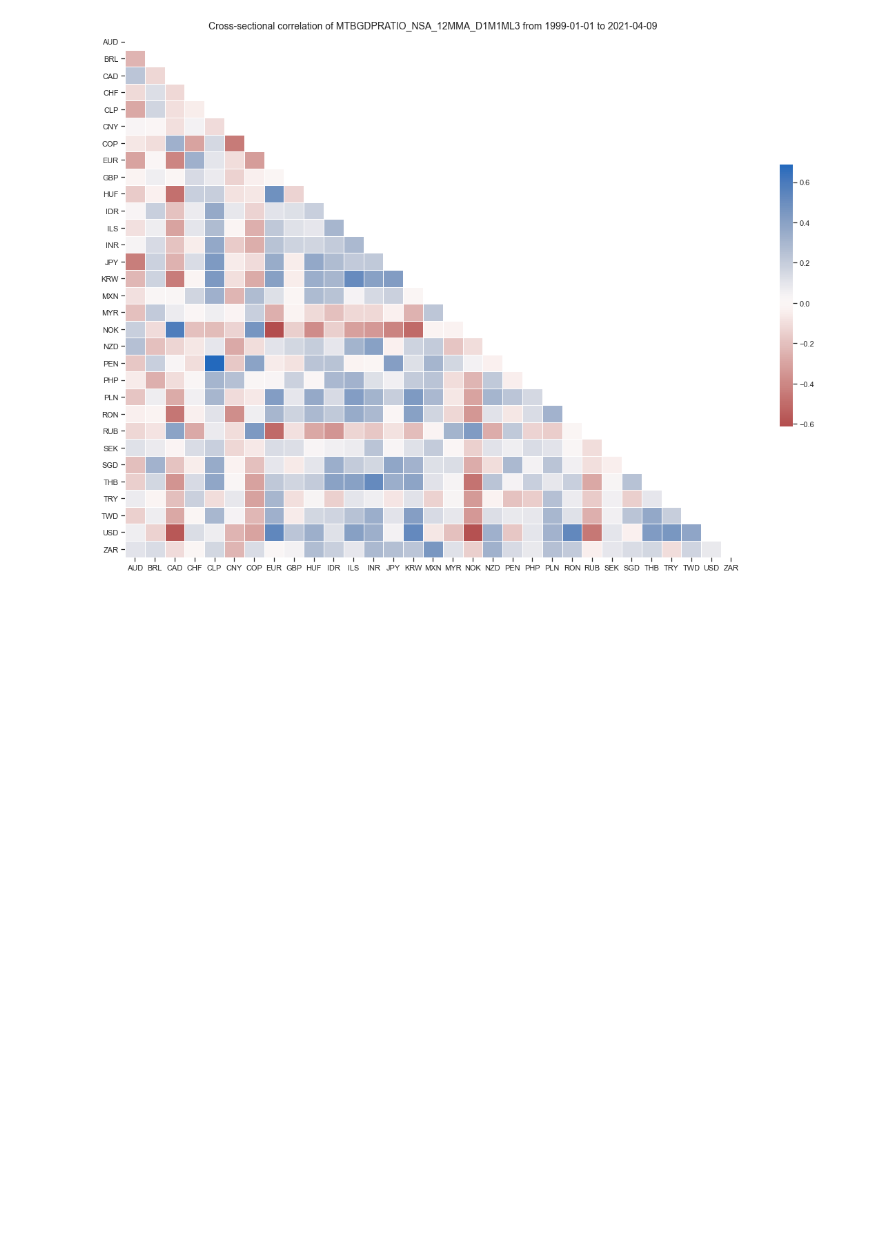
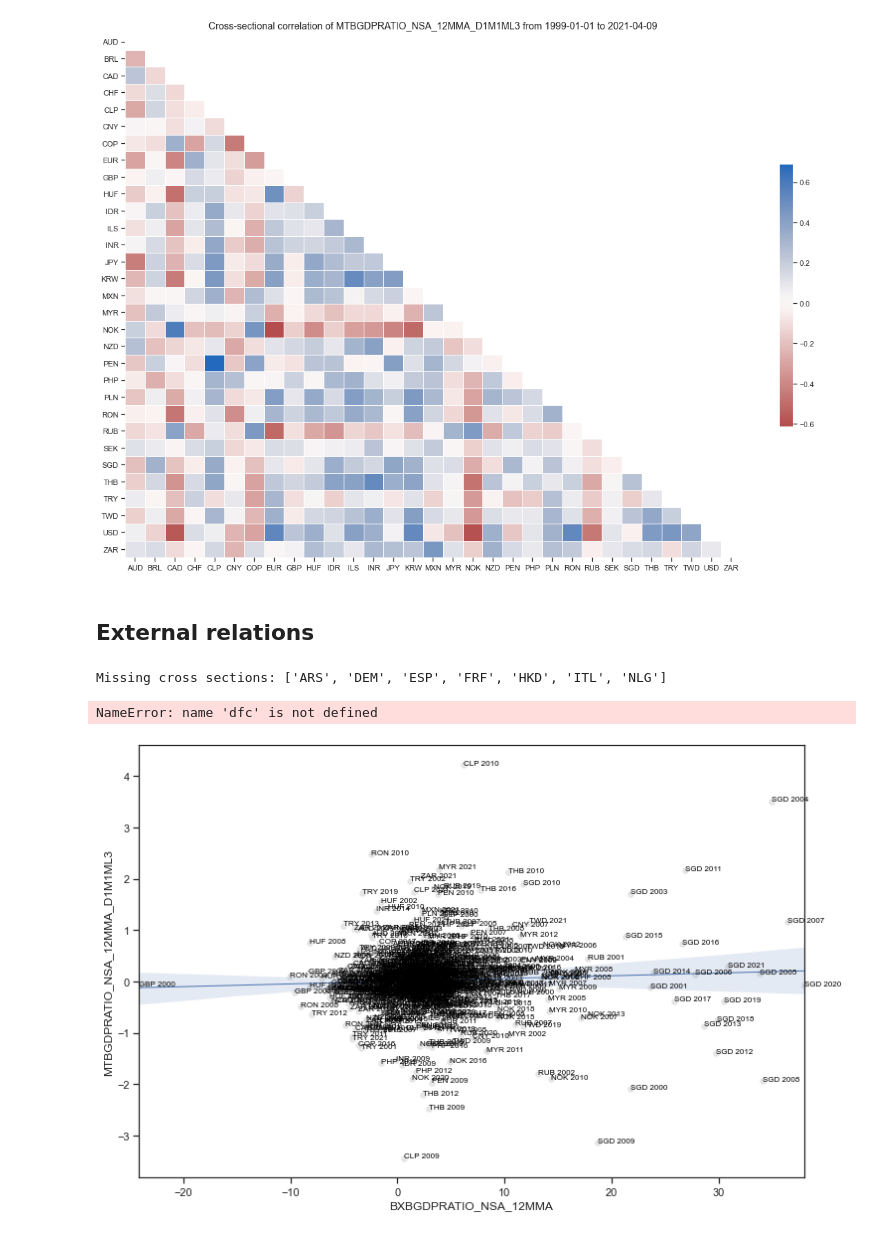
Before and after one commit to macrosynergy/macrosynergy, a Jupyter notebook: notebooks/reviews/quantamental/test.ipynb, the cells around one changed output. Drawn from its saved outputs; the diff is of its cells as text; code cells hidden in the pictures; blank space fills up the shorter version.

Commit message:
add extended version of category relations

```diff
--- a/notebooks/reviews/quantamental/test.ipynb
+++ b/notebooks/reviews/quantamental/test.ipynb
@@ -119,3 +119,15 @@ msp.correl_matrix(dfd, xcats='MTBGDPRATIO_NSA_12MMA_D1M1ML3', cids=cids,
 # %% [output]
 Missing cross sections: ['ARS', 'DEM', 'ESP', 'FRF', 'HKD', 'ITL', 'NLG']
 [figure]
+# %% [markdown]
+## External relations
+# %%
+cr = msp.CategoryRelations(dfd, xcats=['BXBGDPRATIO_NSA_12MMA', 'MTBGDPRATIO_NSA_12MMA_D1M1ML3'],
+                          cids=cids, freq='A', lag=1, xcat_aggs=['last', 'last'], start = '2019-01-01')
+# %% [output]
+Missing cross sections: ['ARS', 'DEM', 'ESP', 'FRF', 'HKD', 'ITL', 'NLG']
+# %%
+cr.reg_scatter(labels=True)
+# %% [output]
+NameError: name 'dfc' is not defined
+[figure, added]
```
Also changed, not shown: 6 other files.
